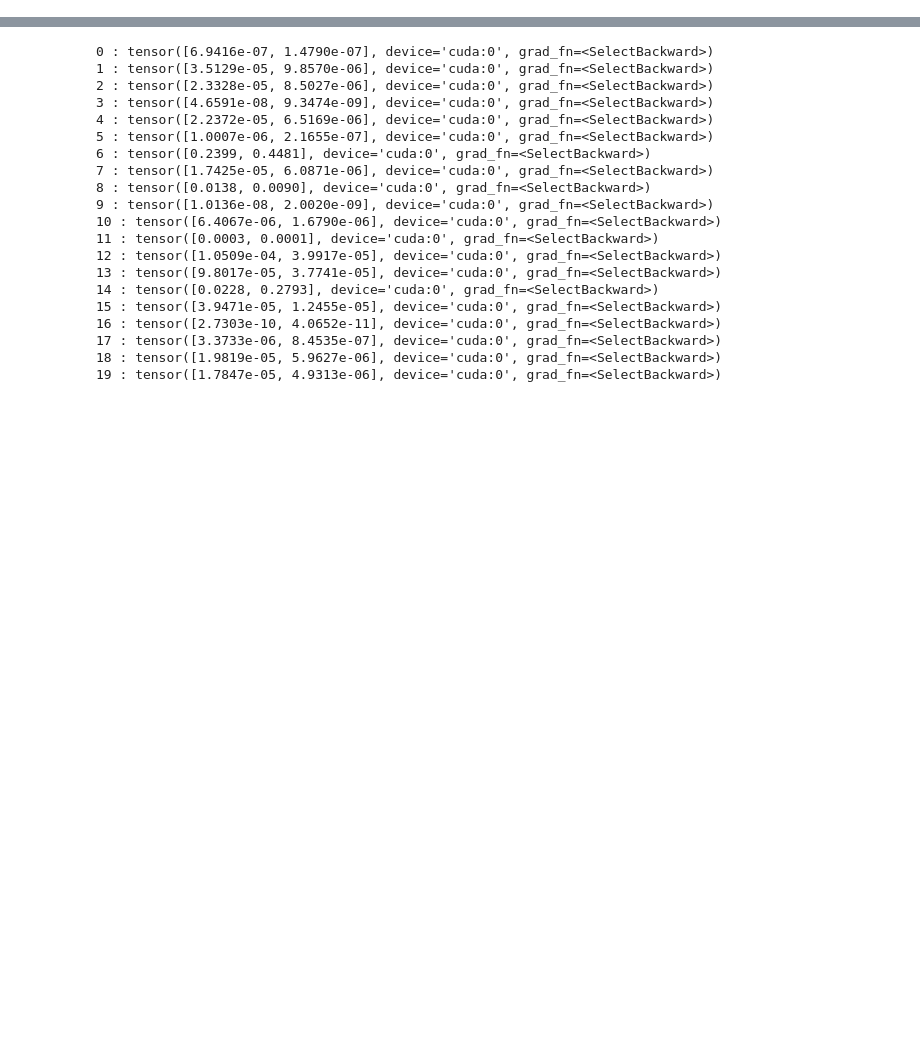
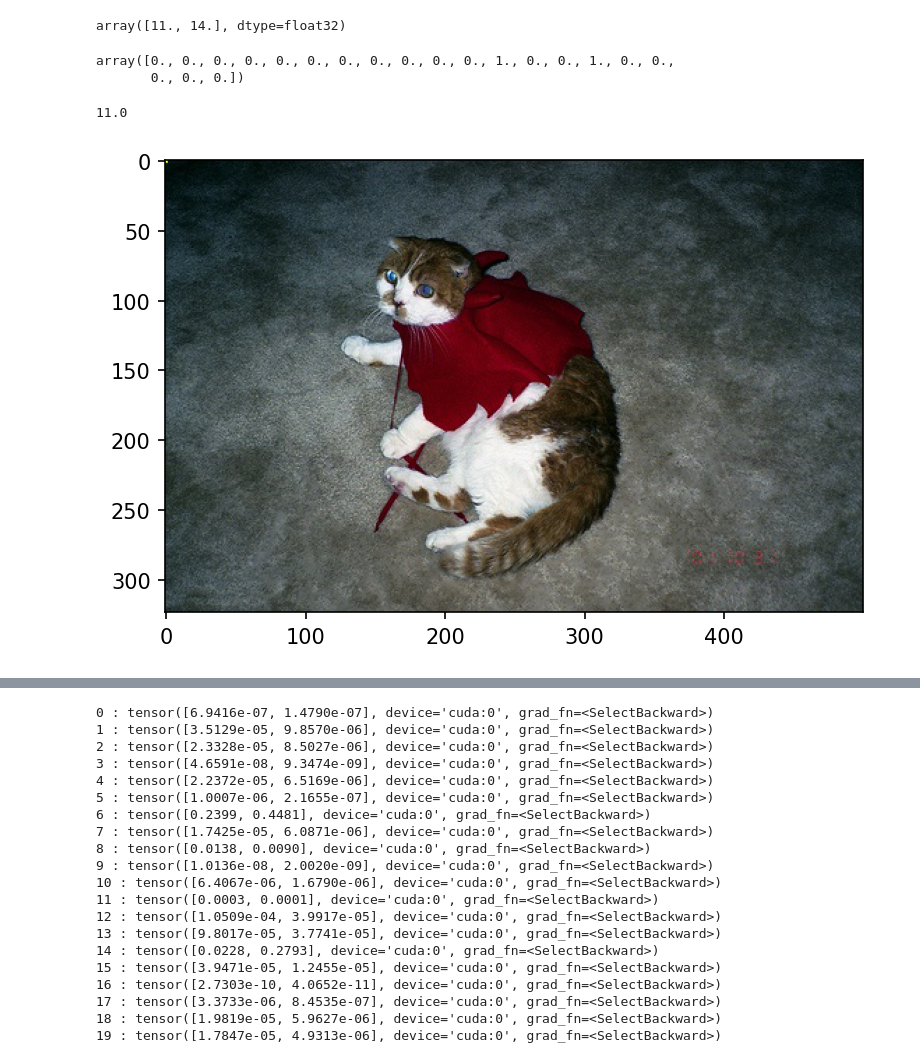
Before and after one commit to Muxv/WSDDN-pytorch, a Jupyter notebook: src/validate.ipynb, the cells around one changed output, grey strips where cells are left out. Cells and saved outputs as stored; diff of their text form; code cells hidden in the pictures; blank space fills up the shorter version.

```diff
--- a/src/validate.ipynb
+++ b/src/validate.ipynb
@@ -170,0 +129,4 @@ tensor([3.8690e-08], device='cuda:0', grad_fn=<SelectBackward>)
+# %%
+gt_labels
+# %% [output]
+array([11., 14.], dtype=float32)
@@ -170,0 +137,15 @@ tensor([3.8690e-08], device='cuda:0', grad_fn=<SelectBackward>)
+# %%
+gt_labels_onehot
+# %% [output]
+array([0., 0., 0., 0., 0., 0., 0., 0., 0., 0., 0., 1., 0., 0., 1., 0., 0.,
+       0., 0., 0.])
+# %%
+label
+# %% [output]
+11.0
+# %%
+d = VOCDectectionDataset("~/data/", 2007, 'test', region_propose=propose_way, debug=True)
+p = d[7][0]
+draw_box(p, [[0, 0, 1, 1]])
+# %% [output]
+[figure, added]
```
Also changed, not shown: parts of 17 cells of this notebook, 9 other files.
